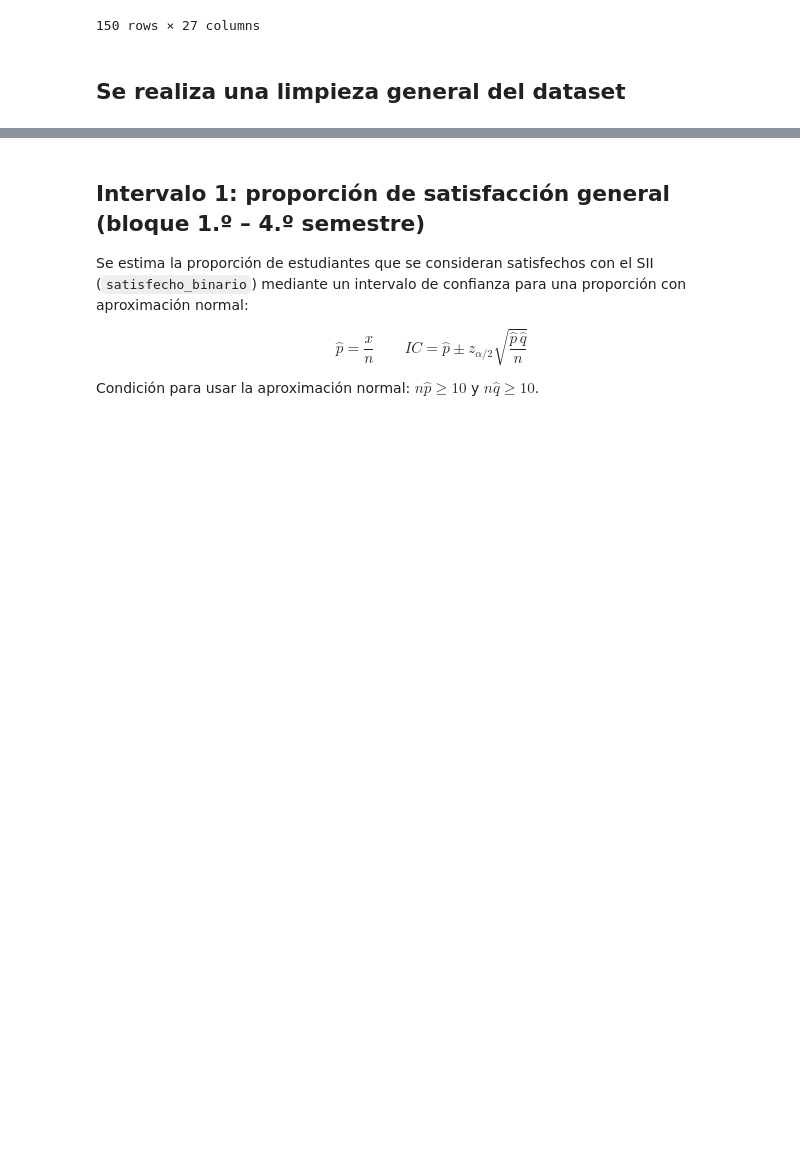
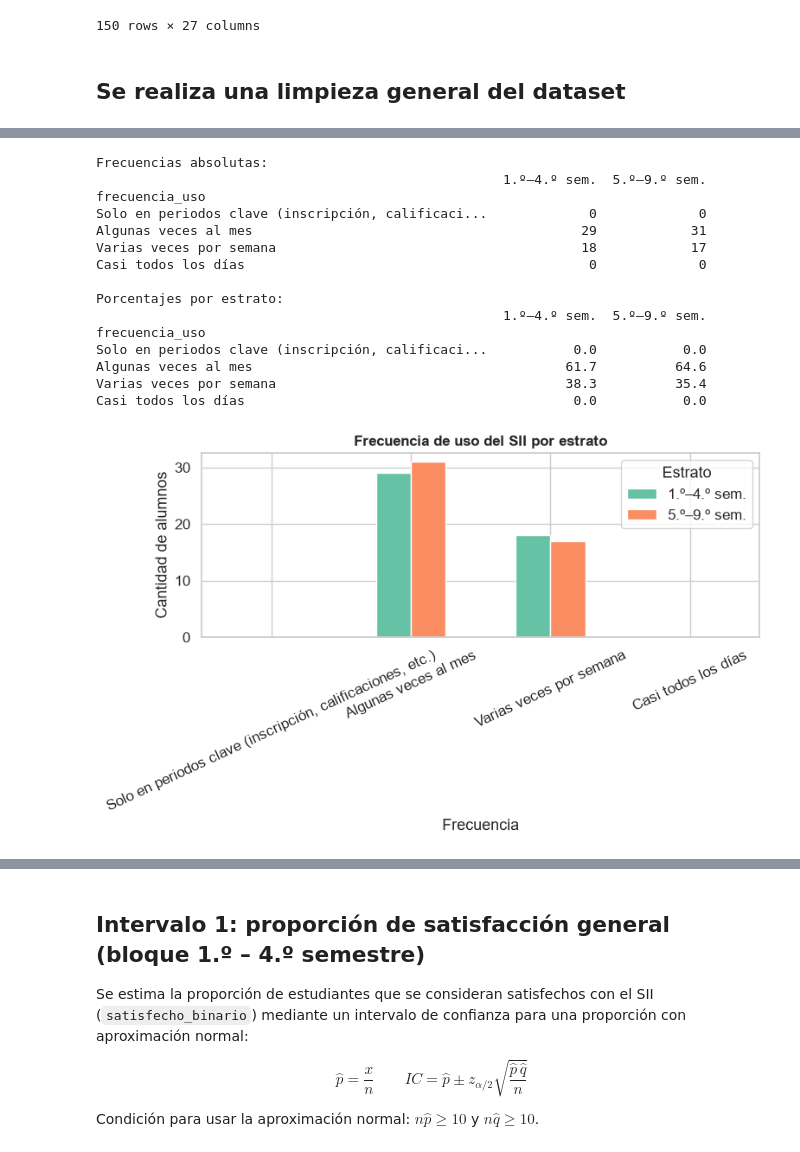
Before and after one commit to MarcoVargas0803/Pandas_proyecto_ciencia_datos, a Jupyter notebook: notebook.ipynb, the cells around one changed output, grey strips where cells are left out. Saved outputs shown, nothing was run; the diff lists cells and outputs as text; code cells hidden in the pictures; blank space fills up the shorter version.

```diff
--- a/notebook.ipynb
+++ b/notebook.ipynb
@@ -1,5 +1,17 @@
 # %%
 import pandas as pd
+# %%
+import matplotlib.pyplot as plt
+import seaborn as sns
+import numpy as np
+
+# Configuración global de gráficas
+sns.set_theme(style="whitegrid", palette="Set2", font_scale=1.1)
+plt.rcParams["figure.figsize"] = (10, 5)
+plt.rcParams["figure.dpi"] = 100
+
+# Etiquetas cortas para estratos
+ESTRATO_LABELS = {"1.º – 4.º semestre": "1.º–4.º sem.", "5.º – 9.º semestre": "5.º–9.º sem."}
 # %% [markdown]
 ## Aquí se importa el dataset desde el Google Sheets "encuesta_sii"
 # %%
@@ -103,0 +126,50 @@ memory usage: 47.7 KB
+# %%
+# --- 1.1 Frecuencia de uso del SII: Frecuencias y Gráfica de barras ---
+orden_freq = [
+    "Solo en periodos clave (inscripción, calificaciones, etc.)",
+    "Algunas veces al mes",
+    "Varias veces por semana",
+    "Casi todos los días"
+]
+
+# Tabla cruzada de frecuencias
+ct_freq = pd.crosstab(df["frecuencia_uso"], df["bloque"])
+ct_freq = ct_freq.reindex(orden_freq).fillna(0).astype(int)
+ct_freq.columns = [ESTRATO_LABELS.get(c, c) for c in ct_freq.columns]
+
+print("Frecuencias absolutas:")
+print(ct_freq)
+print()
+
+# Porcentajes por estrato
+ct_pct = ct_freq.div(ct_freq.sum()) * 100
+print("Porcentajes por estrato:")
+print(ct_pct.round(1))
+
+# Gráfica de barras agrupadas independiente
+fig, ax = plt.subplots(figsize=(8, 5))
+ct_freq.plot(kind="bar", ax=ax, edgecolor="white")
+ax.set_title("Frecuencia de uso del SII por estrato", fontsize=12, fontweight="bold")
+ax.set_xlabel("Frecuencia")
+ax.set_ylabel("Cantidad de alumnos")
+ax.tick_params(axis="x", rotation=25)
+ax.legend(title="Estrato")
+plt.tight_layout()
+plt.show()
+# %% [output]
+Frecuencias absolutas:
+                                                    1.º–4.º sem.  5.º–9.º sem.
+frecuencia_uso
+Solo en periodos clave (inscripción, calificaci...             0             0
+Algunas veces al mes                                          29            31
+Varias veces por semana                                       18            17
+Casi todos los días                                            0             0
+
+Porcentajes por estrato:
+                                                    1.º–4.º sem.  5.º–9.º sem.
+frecuencia_uso
+Solo en periodos clave (inscripción, calificaci...           0.0           0.0
+Algunas veces al mes                                        61.7          64.6
+Varias veces por semana                                     38.3          35.4
+Casi todos los días                                          0.0           0.0
+[figure, added]
```
Also changed, not shown: parts of 38 cells of this notebook, 1 other file.
